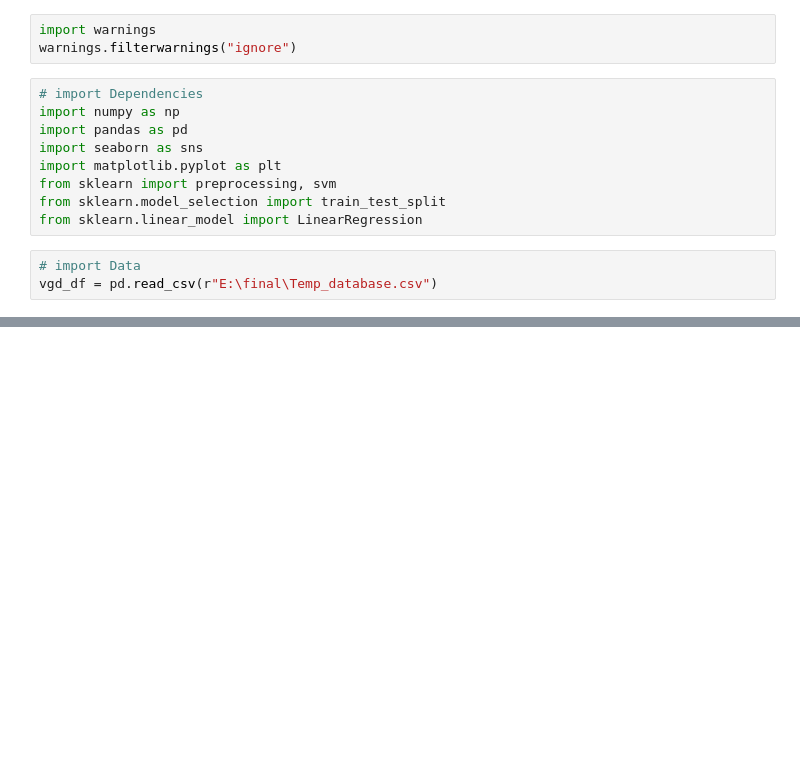
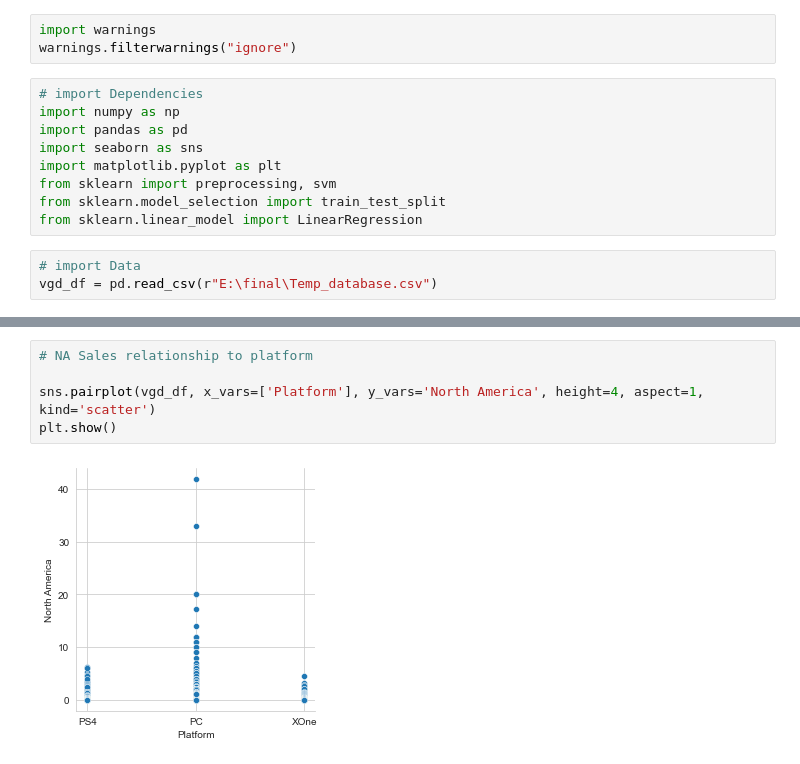
Before and after one commit to jwetapatel/Final-Project_Group4, a Jupyter notebook: Videogame_Sales_Forcasting.ipynb, the cells around one changed output, grey strips where cells are left out. Cells and saved outputs as stored; diff of their text form; blank space fills up the shorter version.

```diff
--- a/Videogame_Sales_Forcasting.ipynb
+++ b/Videogame_Sales_Forcasting.ipynb
@@ -95,0 +101,7 @@ vgd_df.isnull().sum
+# %%
+# NA Sales relationship to platform
+
+sns.pairplot(vgd_df, x_vars=['Platform'], y_vars='North America', height=4, aspect=1, kind='scatter')
+plt.show()
+# %% [output]
+[figure, added]
```
Also changed, not shown: parts of 13 cells of this notebook.
